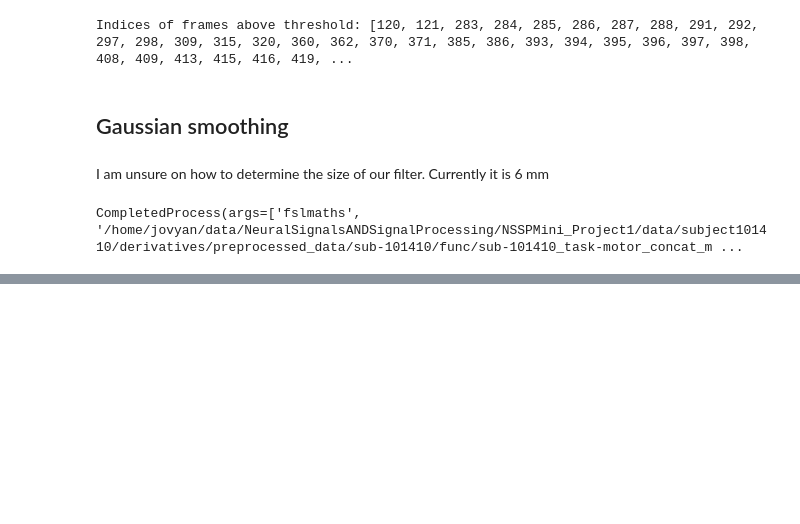
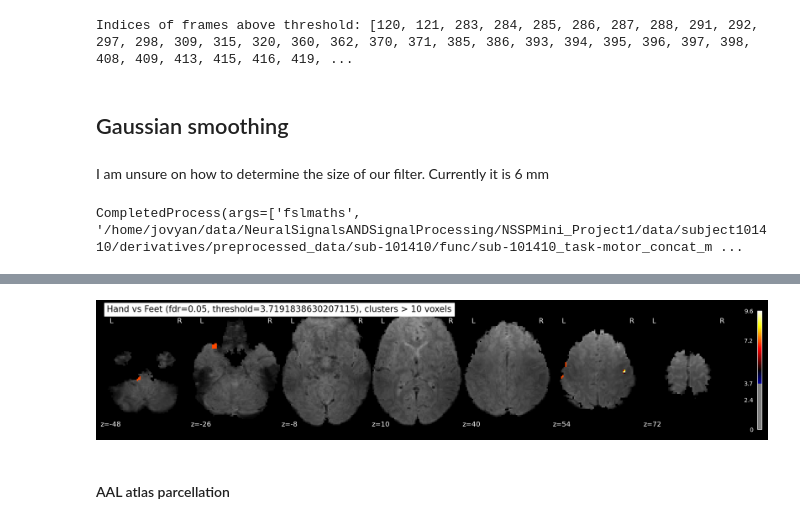
Before and after one commit to Rose-Kapps/NSSPMini_Project1, a Jupyter notebook: mini_project_1.ipynb, the cells around one changed output, grey strips where cells are left out. Cells and saved outputs as stored; diff of their text form; code cells hidden in the pictures; blank space fills up the shorter version.

Commit message:
try for GLM, atlas parcellation done

```diff
--- a/mini_project_1.ipynb
+++ b/mini_project_1.ipynb
@@ -615,0 +775,21 @@ fsleyesDisplay.load(smoothed_path)
+# %%
+from nilearn.glm import threshold_stats_img
+
+#Link to threshold_stats_img function documentation
+#https://nilearn.github.io/dev/modules/generated/nilearn.glm.threshold_stats_img.html
+
+cluster_size = 10 # Fill me with the number of voxels for a cluster to be kept
+fdr_rate = 0.05 # Fill me with the fdr rate to use!
+
+# Here, we apply the FDR correction + threshold
+clean_map, threshold = threshold_stats_img(z_map_hand_vs_feet, alpha=fdr_rate, height_control='fdr', cluster_threshold=cluster_size)
+
+# And this is just to plot here!
+plot_stat_map(clean_map, bg_img=mean_img_[0], threshold=threshold,
+              display_mode='z', cut_coords=coords, black_bg=True,
+              title='Hand vs Feet (fdr={}, threshold={}), clusters > {} voxels'.format(fdr_rate, threshold, cluster_size))
+plt.show()
+# %% [output]
+[figure, added]
+# %% [markdown]
+#### AAL atlas parcellation
```
Also changed, not shown: parts of 20 cells of this notebook, 1 other file.
